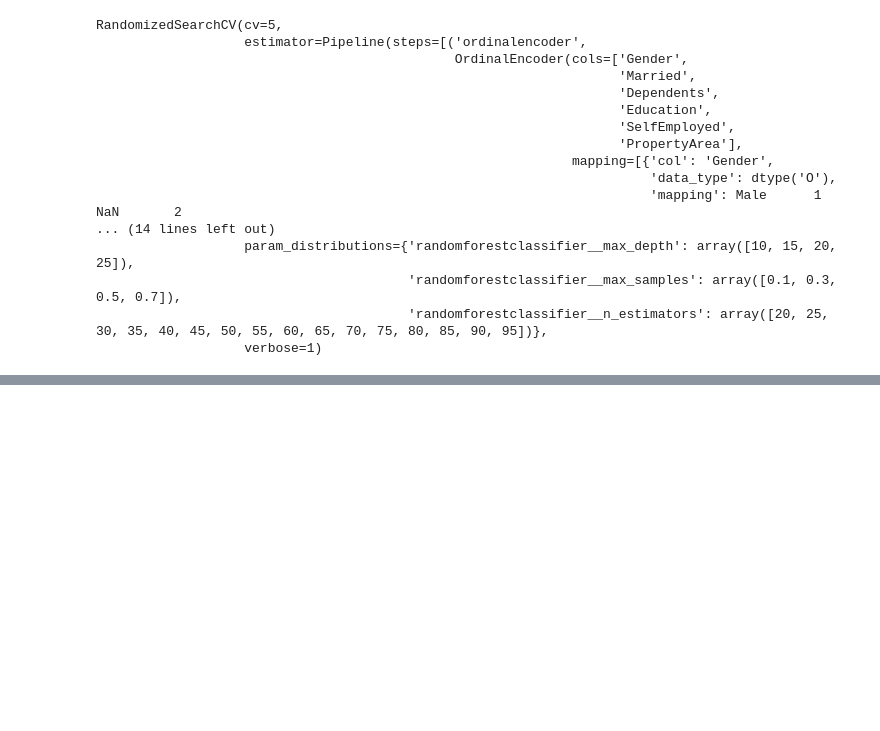
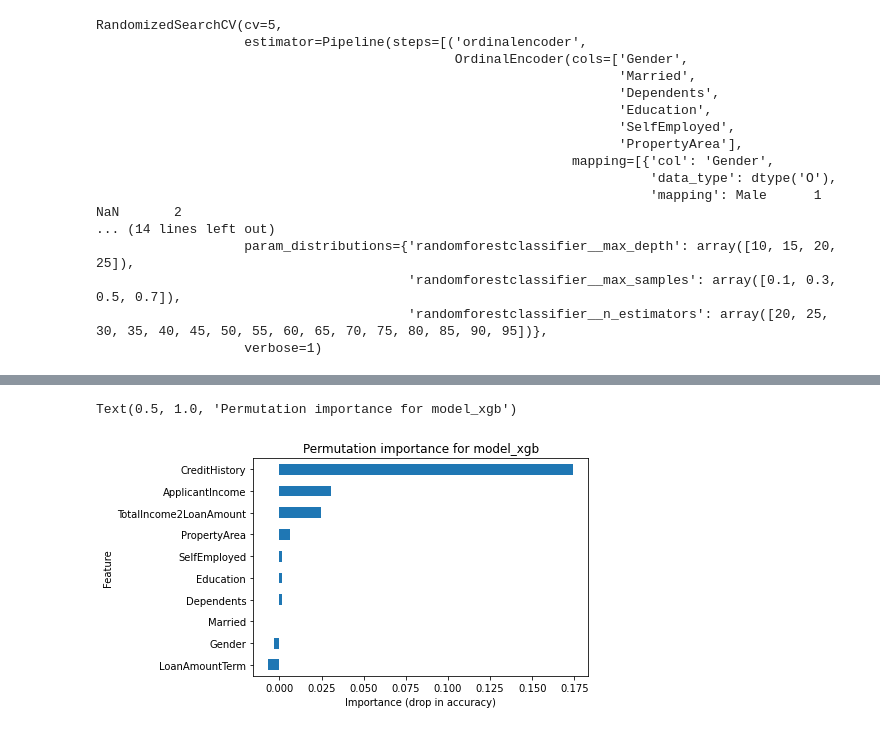
Before and after one commit to Frank-Howd/DS-Unit-2-Applied-Modeling, a Jupyter notebook: module2-wrangle-ml-datasets/LS_DS_232_assignment.ipynb, the cells around one changed output, grey strips where cells are left out. Cells and saved outputs as stored; diff of their text form; code cells hidden in the pictures; blank space fills up the shorter version.

```diff
--- a/module2-wrangle-ml-datasets/LS_DS_232_assignment.ipynb
+++ b/module2-wrangle-ml-datasets/LS_DS_232_assignment.ipynb
@@ -444,0 +511,9 @@ rf_rs.best_score_
+# %%
+# STEP 3: Calculate performance metrics using permutated data (add static-noise to features)
+perm_imp = permutation_importance(
+    model_xgb,
+    X_val, # Always use your VALIDATION set
+    y_val,
+    n_jobs=100,
+    random_state=42
+)
@@ -444,0 +524,7 @@ rf_rs.best_score_
+# %%
+# Put results into a DataFrame
+data = {'importances_mean': perm_imp['importances_mean'],
+        'importances_std': perm_imp['importances_std']}
+
+df = pd.DataFrame(data, index=X_val.columns)
+df.sort_values(by='importances_mean', inplace=True)
@@ -444,0 +549,8 @@ rf_rs.best_score_
+# %%
+df['importances_mean'].tail(10).plot(kind='barh')
+plt.xlabel('Importance (drop in accuracy)')
+plt.ylabel('Feature')
+plt.title('Permutation importance for model_xgb')
+# %% [output]
+Text(0.5, 1.0, 'Permutation importance for model_xgb')
+[figure, added]
```
Also changed, not shown: parts of 11 cells of this notebook, 2 other files.
